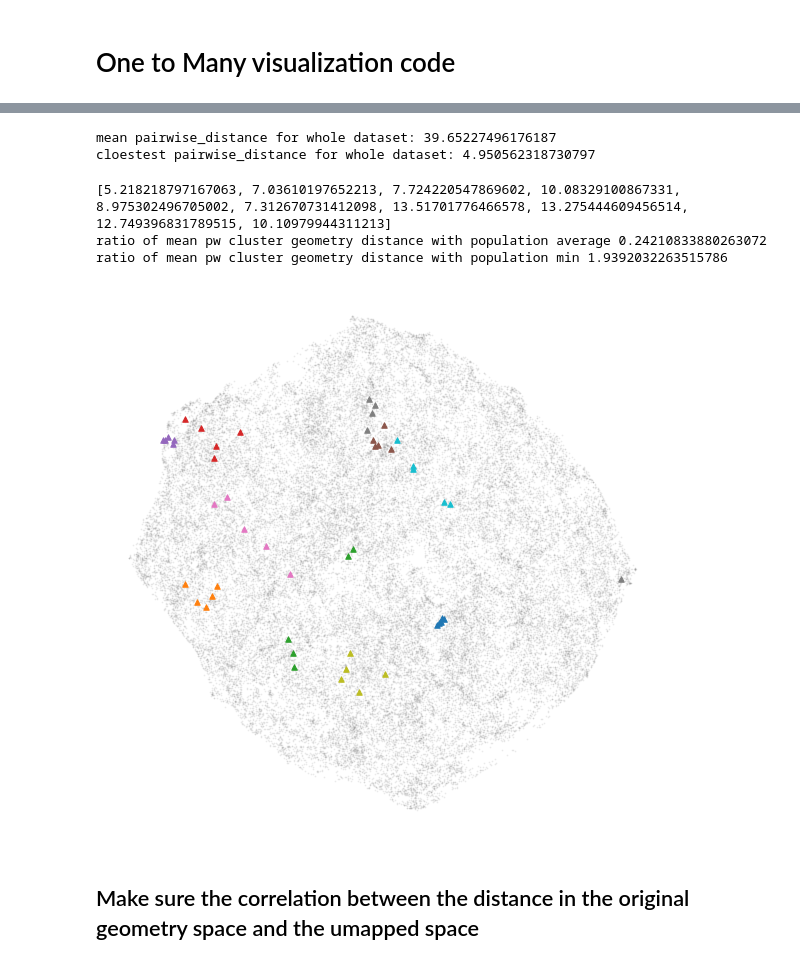
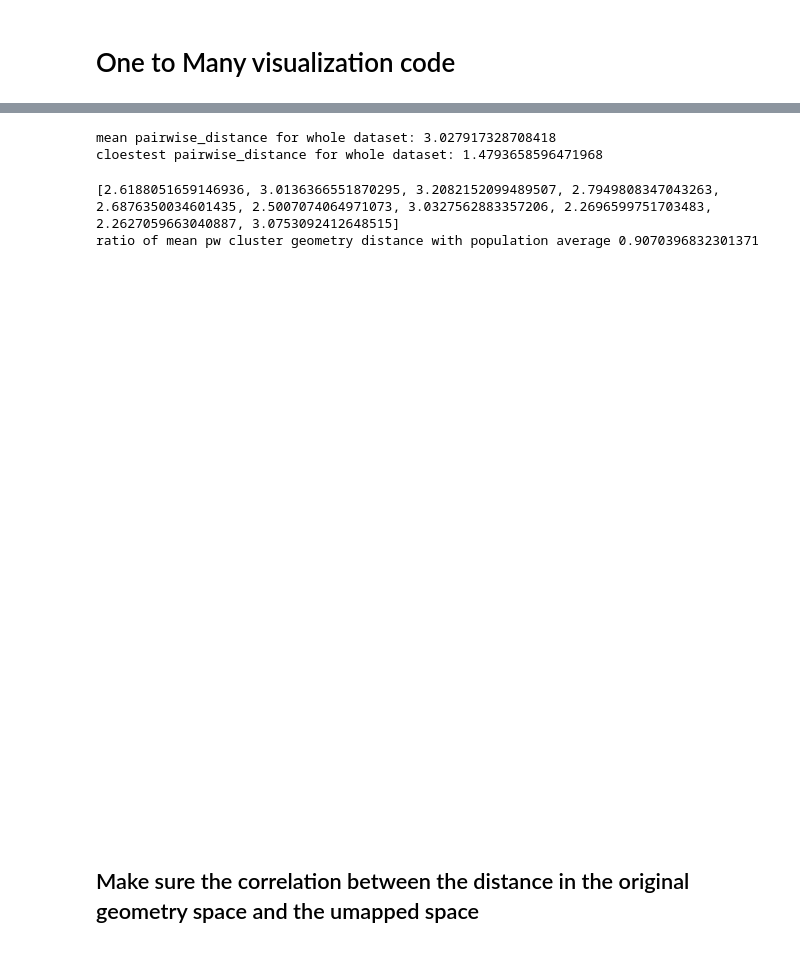
Before and after one commit to BensonRen/AEM_DIM_Bench, a Jupyter notebook: Data/one_to_many.ipynb, the cells around one changed output, grey strips where cells are left out. Drawn from its saved outputs; the diff is of its cells as text; code cells hidden in the pictures.

```diff
--- a/Data/one_to_many.ipynb
+++ b/Data/one_to_many.ipynb
@@ -29,6 +29,6 @@ def read_data_from_name(dataset_name):
         return read_data_xy('/home/sr365/MM_Bench/Data/Peurifoy')
     else:
         print('you have the wrong dataset_name')
-dataset_name = 'Chen'#'Peurifoy'#'Yang'# ###  # # # # # #
+dataset_name = 'Yang'#'Chen'#'Peurifoy'# ###  # # # # # #
 data_x, data_y = read_data_from_name(dataset_name)
 # %% [output]
@@ -75,12 +75,30 @@ def histogram_MSE(MSE_list, bins=50, log=True, eps=1e-2, x_low=None, x_high=None
 def mean_ucledian_distance(x, x_target):
     return np.mean(np.square(x - x_target), axis=1)
 
+def ADM_symmetric_aware_geometry_distance(x1, x2):
+    """
+    The custom distance function that take into consideration of the symmetry of ADM
+    Takes the four permutations that result int the same geometry and output the smallest one
+    """
+    P1 = x1[[0, 1, 3, 2, 5, 4, 7, 6, 9, 8, 11, 10, 13, 12]]  # 0, 1 index are h, p that are constant
+    # case:3 -- 2301
+    P2 = x1[[0, 1, 4, 5, 2, 3, 8, 9, 6, 7, 12, 13, 10, 11]]
+    # case:4 -- 3210
+    P3 = x1[[0, 1, 5, 4, 3, 2, 9, 8, 7, 6, 13, 12, 11, 10]]
+    dist_0 = np.sqrt(np.sum(np.square(x1 - x2)))
+    dist_1 = np.sqrt(np.sum(np.square(P1 - x2)))
+    dist_2 = np.sqrt(np.sum(np.square(P2 - x2)))
+    dist_3 = np.sqrt(np.sum(np.square(P3 - x2)))
+    return np.min([dist_0, dist_1, dist_2, dist_3])
+
+
 def mean_pairwise_distance(x):
     """
     Returns the mean pw distance and the mean closest point distance
     """
     from sklearn.metrics import pairwise_distances
-    pair_dist = pairwise_distances(x)
+    pair_dist = pairwise_distances(x, n_jobs=10)
+    # pair_dist = pairwise_distances(x, metric=ADM_symmetric_aware_geometry_distance, n_jobs=10)
     l = len(x)  # Number of samples
     mean_dist = np.sum(pair_dist)/ (l*l - l)
 
@@ -127,44 +145,43 @@ embedding = umap.UMAP().fit_transform(data_x)
 # %%
 #mapper = umap.UMAP().fit(data_x)
 # %%
-sub_sample = 10000
+sub_sample = 1000
 population_pw_avg, min_dist_within_cluster = mean_pairwise_distance(data_x[:sub_sample, :])
 print('mean pairwise_distance for whole dataset:', population_pw_avg)
 print('cloestest pairwise_distance for whole dataset:', min_dist_within_cluster)
 # %% [output]
-mean pairwise_distance for whole dataset: 39.65227496176187
-cloestest pairwise_distance for whole dataset: 4.950562318730797
+mean pairwise_distance for whole dataset: 3.027917328708418
+cloestest pairwise_distance for whole dataset: 1.4793658596471968
 # %%
 f = plt.figure(figsize=[10,10])
 #show_k = 20
 cluster_num = 10
 MSE_list[MSE_list == 0] = np.mean(MSE_list)     # Get rid of the 0 point for the log scale and make it average (Given it would be plot in the other function)
 #plt.scatter(embedding[:, 0], embedding[:, 1], c=np.log10(MSE_list), s=1,cmap='jet', alpha=0.2)
-plt.scatter(embedding[:, 0], embedding[:, 1], c='grey', s=1, alpha=0.1)#
+#plt.scatter(embedding[:, 0], embedding[:, 1], c='grey', s=1, alpha=0.1)#
 #plt.colorbar()
 scatter_axis = plt.gca()
 #plt.scatter(embedding[sorted_index[:show_k], 0], embedding[sorted_index[:show_k], 1], c=np.log10(MSE_list[sorted_index[:show_k]]),s=30,cmap='jet', alpha=1, label='top_{}'.format(show_k))
 pw_dist_list = []   # Initialize the pairwise distance list
 for index in range(cluster_num):
     k = 5
     MSE_list, MSE_smallest, index_MSE_smallest, sorted_index = plt_mse_and_spectra(index, k, plot=False)
-    scatter_axis.scatter(embedding[index_MSE_smallest, 0], embedding[index_MSE_smallest, 1], marker='^', s=30, label='S_cluster_{}'.format(index))
+    #scatter_axis.scatter(embedding[index_MSE_smallest, 0], embedding[index_MSE_smallest, 1], marker='^', s=30, label='S_cluster_{}'.format(index))
     # Print the geometry space distance
     pw_distance_within_cluster, min_dis_within_cluster =  mean_pairwise_distance(data_x[index_MSE_smallest, :])
     #print('mean pw distance for this cluster: ', pw_distance_within_cluster)
     pw_dist_list.append(pw_distance_within_cluster)
 print(pw_dist_list)
 print('ratio of mean pw cluster geometry distance with population average', np.mean(pw_dist_list)/population_pw_avg)
-print('ratio of mean pw cluster geometry distance with population min', np.mean(pw_dist_list)/min_dist_within_cluster)
+# print('ratio of mean pw cluster geometry distance with population min', np.mean(pw_dist_list)/min_dist_within_cluster)
 #plt.scatter(embedding[index, 0], embedding[index, 1],c='r', s=100,marker='*',label='gt')
 #scatter_axis.legend()
 plt.axis('off')
 plt.savefig('/home/sr365/MM_Bench/Data/one_to_many/plots/geometry_{}_cluster_{}_k_{}.png'.format(dataset_name, cluster_num, k))
 # %% [output]
-[5.218218797167063, 7.03610197652213, 7.724220547869602, 10.08329100867331, 8.975302496705002, 7.312670731412098, 13.51701776466578, 13.275444609456514, 12.749396831789515, 10.10979944311213]
-ratio of mean pw cluster geometry distance with population average 0.24210833880263072
-ratio of mean pw cluster geometry distance with population min 1.9392032263515786
+[2.6188051659146936, 3.0136366551870295, 3.2082152099489507, 2.7949808347043263, 2.6876350034601435, 2.5007074064971073, 3.0327562883357206, 2.2696599751703483, 2.2627059663040887, 3.0753092412648515]
+ratio of mean pw cluster geometry distance with population average 0.9070396832301371
-[figure, old version]
+[figure, new version]
 # %% [markdown]
 ## Make sure the correlation between the distance in the original geometry space and the umapped space
 # %%
```
Also changed, not shown: parts of 2 cells of this notebook, 4 other files.
